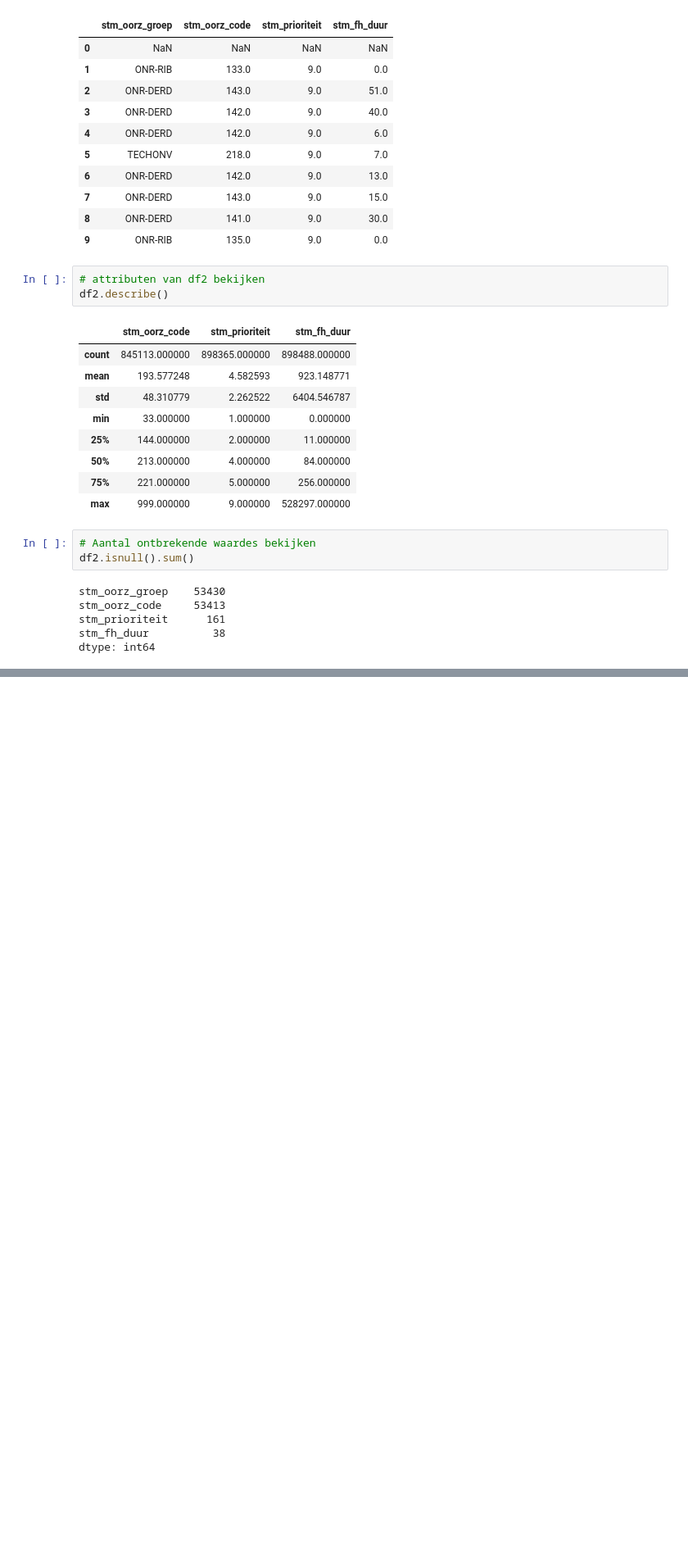
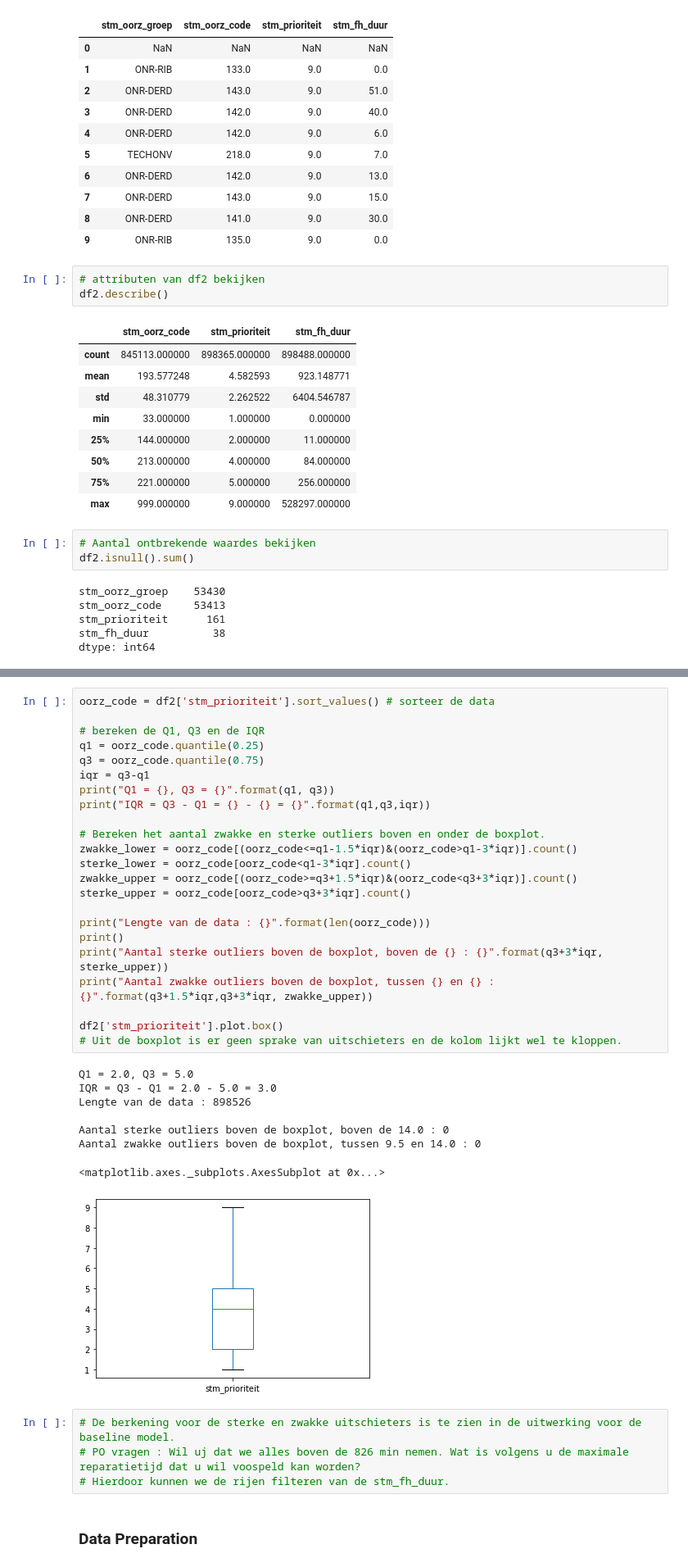
Before and after one commit to AmaryllisLee/DDB_Prorail, a Jupyter notebook: project_ProRail.ipynb, the cells around one changed output, grey strips where cells are left out. Shown at 82% size. Cells and saved outputs as stored; diff of their text form; blank space fills up the shorter version.

```diff
--- a/project_ProRail.ipynb
+++ b/project_ProRail.ipynb
@@ -256,0 +404,38 @@ Rijen verloren door Nan oorzaakgroep : 6.320219899587393%
+# %%
+oorz_code = df2['stm_prioriteit'].sort_values() # sorteer de data
+
+# bereken de Q1, Q3 en de IQR
+q1 = oorz_code.quantile(0.25)
+q3 = oorz_code.quantile(0.75)
+iqr = q3-q1
+print("Q1 = {}, Q3 = {}".format(q1, q3))
+print("IQR = Q3 - Q1 = {} - {} = {}".format(q1,q3,iqr))
+
+# Bereken het aantal zwakke en sterke outliers boven en onder de boxplot.
+zwakke_lower = oorz_code[(oorz_code<=q1-1.5*iqr)&(oorz_code>q1-3*iqr)].count()
+sterke_lower = oorz_code[oorz_code<q1-3*iqr].count()
+zwakke_upper = oorz_code[(oorz_code>=q3+1.5*iqr)&(oorz_code<q3+3*iqr)].count()
+sterke_upper = oorz_code[oorz_code>q3+3*iqr].count()
+
+print("Lengte van de data : {}".format(len(oorz_code)))
+print()
+print("Aantal sterke outliers boven de boxplot, boven de {} : {}".format(q3+3*iqr, sterke_upper))
+print("Aantal zwakke outliers boven de boxplot, tussen {} en {} : {}".format(q3+1.5*iqr,q3+3*iqr, zwakke_upper))
+
+df2['stm_prioriteit'].plot.box()
+# Uit de boxplot is er geen sprake van uitschieters en de kolom lijkt wel te kloppen.
+# %% [output]
+Q1 = 2.0, Q3 = 5.0
+IQR = Q3 - Q1 = 2.0 - 5.0 = 3.0
+Lengte van de data : 898526
+
+Aantal sterke outliers boven de boxplot, boven de 14.0 : 0
+Aantal zwakke outliers boven de boxplot, tussen 9.5 en 14.0 : 0
+<matplotlib.axes._subplots.AxesSubplot at 0x...>
+[figure, added]
+# %%
+# De berkening voor de sterke en zwakke uitschieters is te zien in de uitwerking voor de baseline model.
+# PO vragen : Wil uj dat we alles boven de 826 min nemen. Wat is volgens u de maximale reparatietijd dat u wil voospeld kan worden?
+# Hierdoor kunnen we de rijen filteren van de stm_fh_duur.
+# %% [markdown]
+### Data Preparation
```
Also changed, not shown: parts of 30 cells of this notebook.
